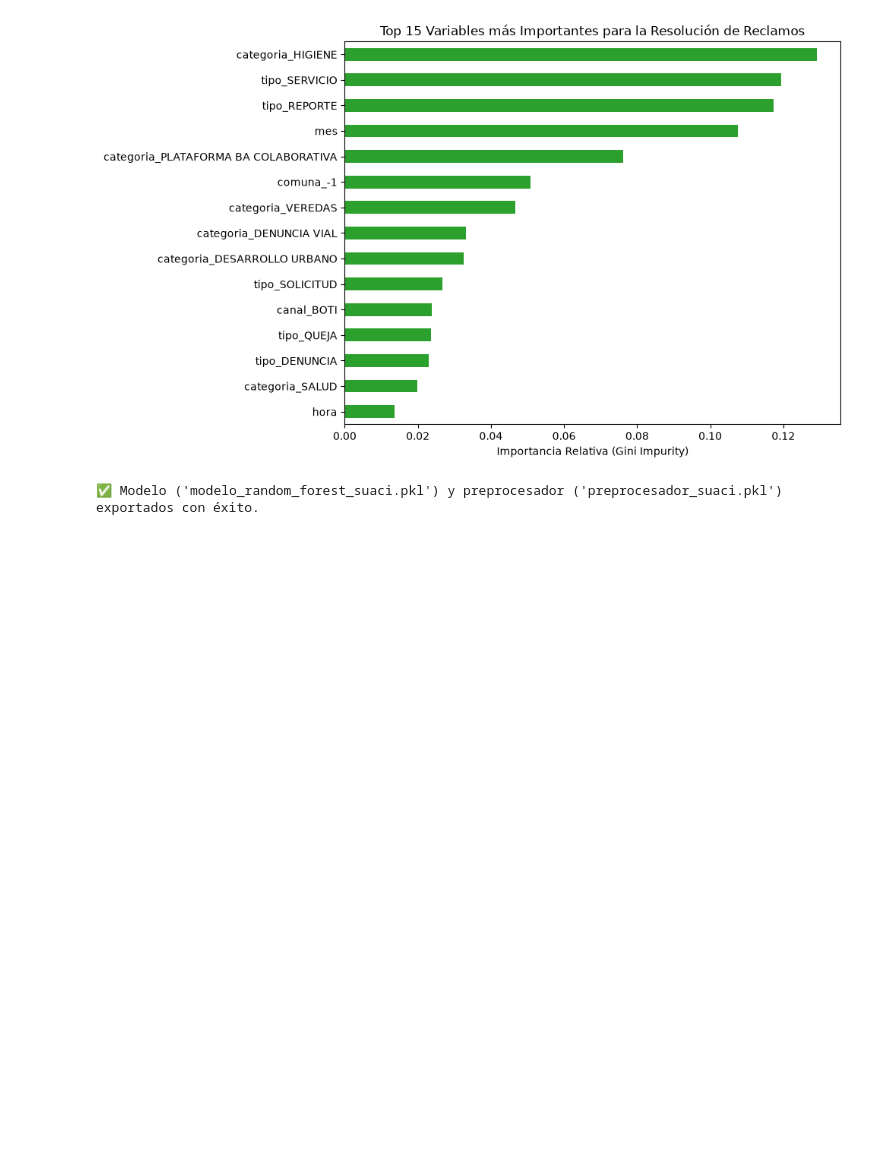
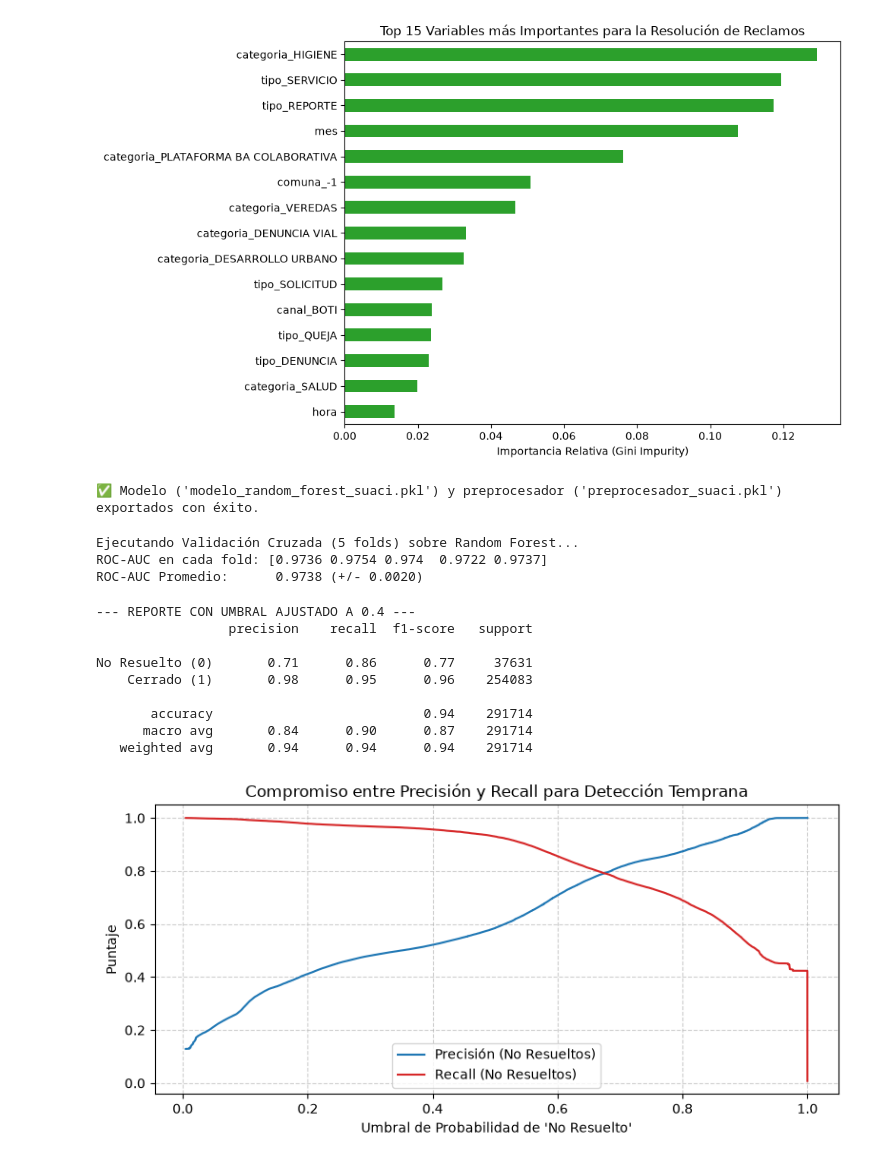
Before and after one commit to Gregojh1/proyecto_suaci, a Jupyter notebook: notebooks/02_modelado.ipynb, the cells around one changed output. Cells and saved outputs as stored; diff of their text form; code cells hidden in the pictures; blank space fills up the shorter version.

Commit message:
Actualizar notebooks de limpieza y modelado

```diff
--- a/notebooks/02_modelado.ipynb
+++ b/notebooks/02_modelado.ipynb
@@ -148,3 +148,67 @@ print("✅ Modelo ('modelo_random_forest_suaci.pkl') y preprocesador ('preproces
 # %% [output]
 [figure]
 ✅ Modelo ('modelo_random_forest_suaci.pkl') y preprocesador ('preprocesador_suaci.pkl') exportados con éxito.
+# %%
+from sklearn.model_selection import StratifiedKFold, cross_val_score
+import numpy as np
+
+# 1. Configurar K-Fold Estratificado (5 folds)
+cv = StratifiedKFold(n_splits=5, shuffle=True, random_state=42)
+
+# 2. Evaluar Random Forest con ROC-AUC
+print("Ejecutando Validación Cruzada (5 folds) sobre Random Forest...")
+scores_rf = cross_val_score(
+    rf_model,
+    X_train_prep,
+    y_train_sub,
+    cv=cv,
+    scoring='roc_auc',
+    n_jobs=-1
+)
+
+print(f"ROC-AUC en cada fold: {np.round(scores_rf, 4)}")
+print(f"ROC-AUC Promedio:      {scores_rf.mean():.4f} (+/- {scores_rf.std() * 2:.4f})")
+# %% [output]
+Ejecutando Validación Cruzada (5 folds) sobre Random Forest...
+ROC-AUC en cada fold: [0.9736 0.9754 0.974  0.9722 0.9737]
+ROC-AUC Promedio:      0.9738 (+/- 0.0020)
+# %%
+from sklearn.metrics import precision_recall_curve, classification_report
+import matplotlib.pyplot as plt
+
+# 1. Probabilidades para la clase minoritaria (No Resuelto = 0)
+# y_proba_rf[:, 0] corresponde a la probabilidad predicha de que sea 0
+proba_no_resuelto = y_proba_rf_0 = 1 - y_proba_rf
+
+# 2. Simular predicciones con un umbral más estricto para detectar casos no resueltos
+# Por defecto el corte es proba >= 0.50. Evaluamos qué pasa en 0.40:
+umbral_operativo = 0.40
+y_pred_ajustado = (y_proba_rf >= umbral_operativo).astype(int)
+
+print(f"--- REPORTE CON UMBRAL AJUSTADO A {umbral_operativo} ---")
+print(classification_report(y_test, y_pred_ajustado, target_names=['No Resuelto (0)', 'Cerrado (1)']))
+
+# 3. Curva Precision-Recall para la clase 0
+precision, recall, umbrales = precision_recall_curve((y_test == 0).astype(int), proba_no_resuelto)
+
+plt.figure(figsize=(8, 4))
+plt.plot(umbrales, precision[:-1], label="Precisión (No Resueltos)", color="#1f77b4")
+plt.plot(umbrales, recall[:-1], label="Recall (No Resueltos)", color="#d62728")
+plt.xlabel("Umbral de Probabilidad de 'No Resuelto'")
+plt.ylabel("Puntaje")
+plt.title("Compromiso entre Precisión y Recall para Detección Temprana")
+plt.grid(True, linestyle="--", alpha=0.6)
+plt.legend()
+plt.tight_layout()
+plt.show()
+# %% [output]
+--- REPORTE CON UMBRAL AJUSTADO A 0.4 ---
+                 precision    recall  f1-score   support
+
+No Resuelto (0)       0.71      0.86      0.77     37631
+    Cerrado (1)       0.98      0.95      0.96    254083
+
+       accuracy                           0.94    291714
+      macro avg       0.84      0.90      0.87    291714
+   weighted avg       0.94      0.94      0.94    291714
+[figure, added]
```
Also changed, not shown: 1 other file.
